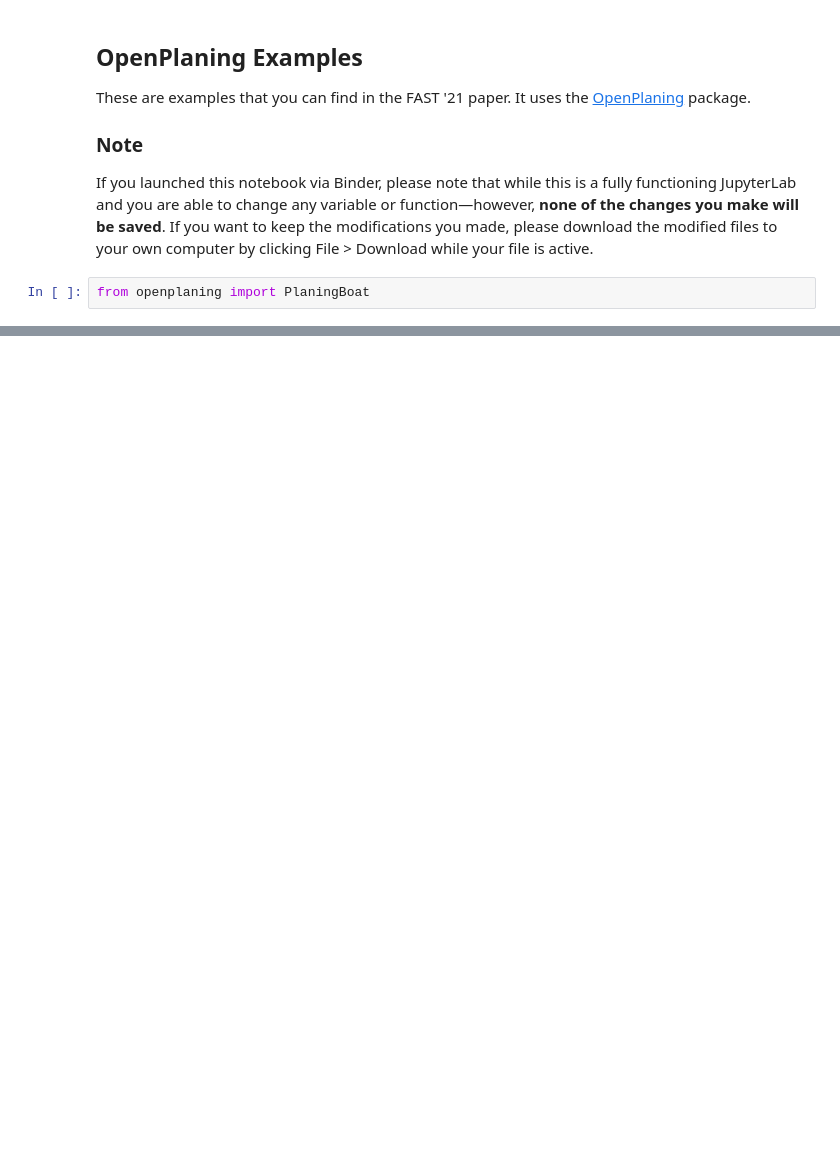
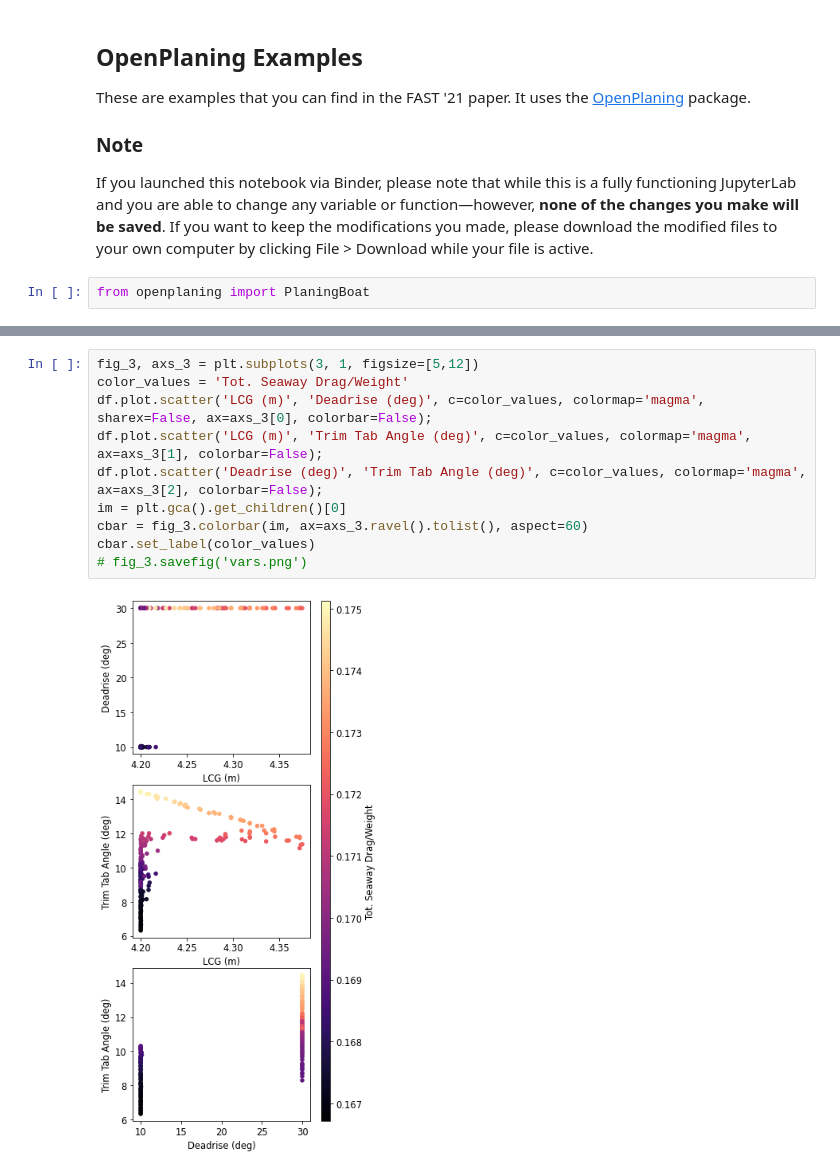
Before and after one commit to elcf/binder-openplaning, a Jupyter notebook: OpenPlaningExamples.ipynb, the cells around one changed output, grey strips where cells are left out. Cells and saved outputs as stored; diff of their text form; blank space fills up the shorter version.

```diff
--- a/OpenPlaningExamples.ipynb
+++ b/OpenPlaningExamples.ipynb
@@ -78,0 +276,12 @@ H_sig = 2.5 #m, significant wave height (H_sig/b = 0.2-0.7)
+# %%
+fig_3, axs_3 = plt.subplots(3, 1, figsize=[5,12])
+color_values = 'Tot. Seaway Drag/Weight'
+df.plot.scatter('LCG (m)', 'Deadrise (deg)', c=color_values, colormap='magma', sharex=False, ax=axs_3[0], colorbar=False);
+df.plot.scatter('LCG (m)', 'Trim Tab Angle (deg)', c=color_values, colormap='magma', ax=axs_3[1], colorbar=False);
+df.plot.scatter('Deadrise (deg)', 'Trim Tab Angle (deg)', c=color_values, colormap='magma', ax=axs_3[2], colorbar=False);
+im = plt.gca().get_children()[0]
+cbar = fig_3.colorbar(im, ax=axs_3.ravel().tolist(), aspect=60)
+cbar.set_label(color_values)
+# fig_3.savefig('vars.png')
+# %% [output]
+[figure, added]
```
Also changed, not shown: parts of 14 cells of this notebook.
